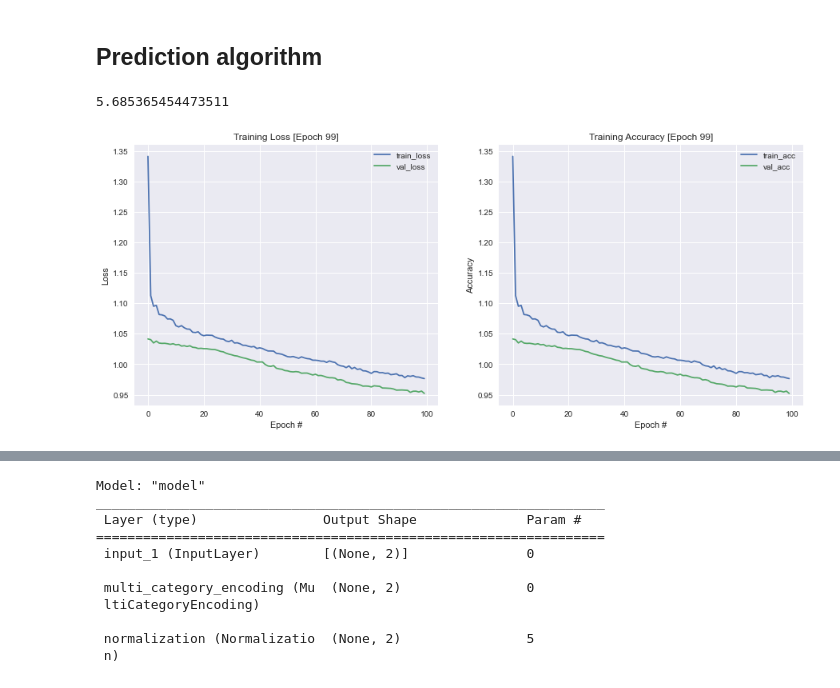
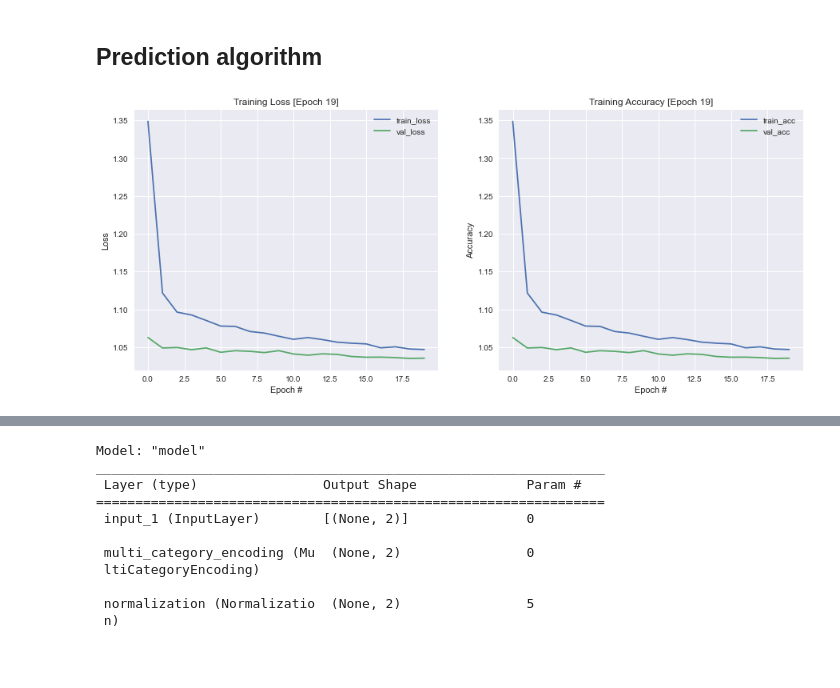
Before and after one commit to mmortazavi/productionOptimization, a Jupyter notebook: prodOptBO-3D.ipynb, the cells around one changed output, grey strips where cells are left out. Drawn from its saved outputs; the diff is of its cells as text; code cells hidden in the pictures.

```diff
--- a/prodOptBO-3D.ipynb
+++ b/prodOptBO-3D.ipynb
@@ -172,20 +176,16 @@ y_norm = y #(y - y.mean()) / y.std()
 
 
 x_train, x_test, y_train, y_test = train_test_split(X_norm, y_norm, test_size=0.2, random_state=42)
-# %%
-y_norm.max()
-# %% [output]
-5.685365454473511
 # %%
 # define the search
-search = ak.StructuredDataRegressor(max_trials=10)
+search = ak.StructuredDataRegressor(max_trials=5)
 
 # perform the search
 history =  search.fit(x=x_train,
                       y=y_train.reshape(-1,1),
                       validation_data= (x_test, y_test.reshape(-1,1)),
                       callbacks=[plot_losses],
-                      epochs = 100,
+                      epochs = 20,
                       verbose=1)
 # %% [output]
-[figure, old version]
+[figure, new version]
```
Also changed, not shown: parts of 12 cells of this notebook.
